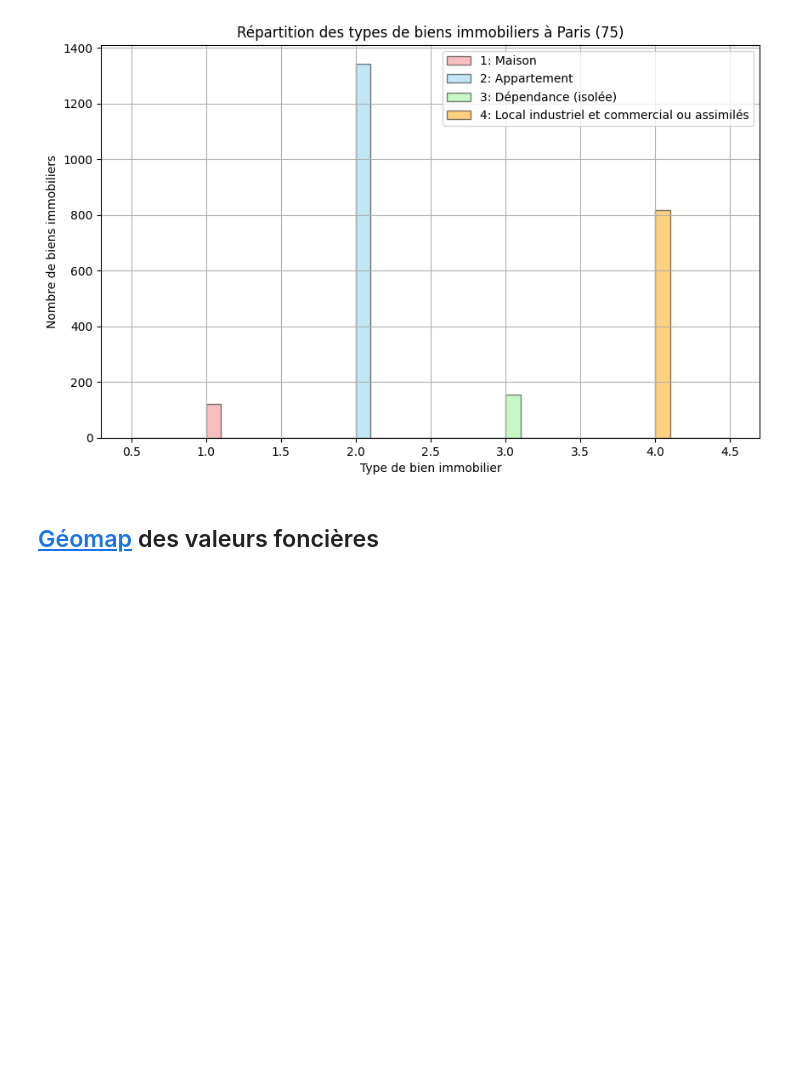
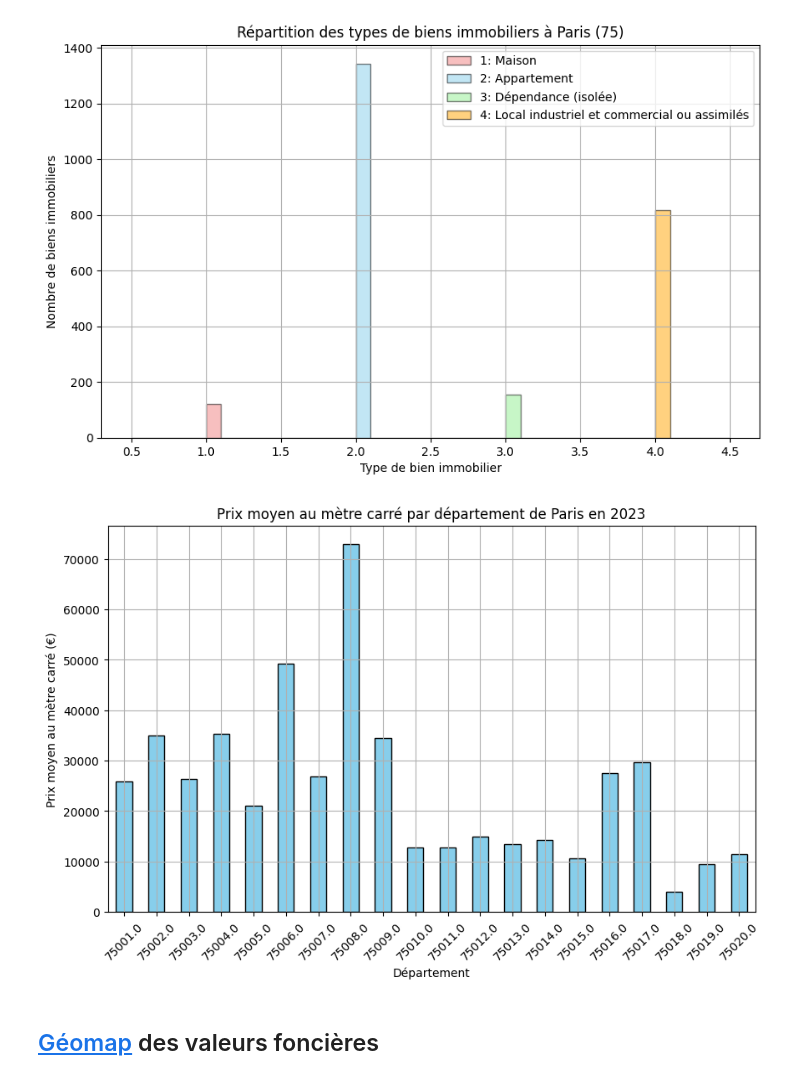
Before and after one commit to Skrinox/Analyses_des_Donnees_DVF, a Jupyter notebook: Analyses_DVF.ipynb, the cells around one changed output. Saved outputs shown, nothing was run; the diff lists cells and outputs as text; code cells hidden in the pictures; blank space fills up the shorter version.

```diff
--- a/Analyses_DVF.ipynb
+++ b/Analyses_DVF.ipynb
@@ -371,6 +368,21 @@ plt.grid(True)
 plt.show()
 # %% [output]
 [figure]
+# %%
+# Calculer le prix moyen au mètre carré pour chaque département
+prix_moyen_par_departement = df1_cleaned_without_extrem.groupby('Code postal')['Valeur fonciere'].mean() / df1_cleaned_without_extrem.groupby('Code postal')['Surface Totale'].mean()
+
+# Créer un diagramme en barres pour visualiser les prix moyens au mètre carré par département
+plt.figure(figsize=(10, 6))
+prix_moyen_par_departement.plot(kind='bar', color='skyblue', edgecolor='black')
+plt.title('Prix moyen au mètre carré par département de Paris en 2023')
+plt.xlabel('Département')
+plt.ylabel('Prix moyen au mètre carré (€)')
+plt.xticks(rotation=45)
+plt.grid(True)
+plt.show()
+# %% [output]
+[figure, added]
 # %% [markdown]
 ## [Géomap](https://towardsdatascience.com/how-safe-are-the-streets-of-santiago-e01ba483ce4b) des valeurs foncières
 # %% [markdown]
```
Also changed, not shown: parts of 5 cells of this notebook.
